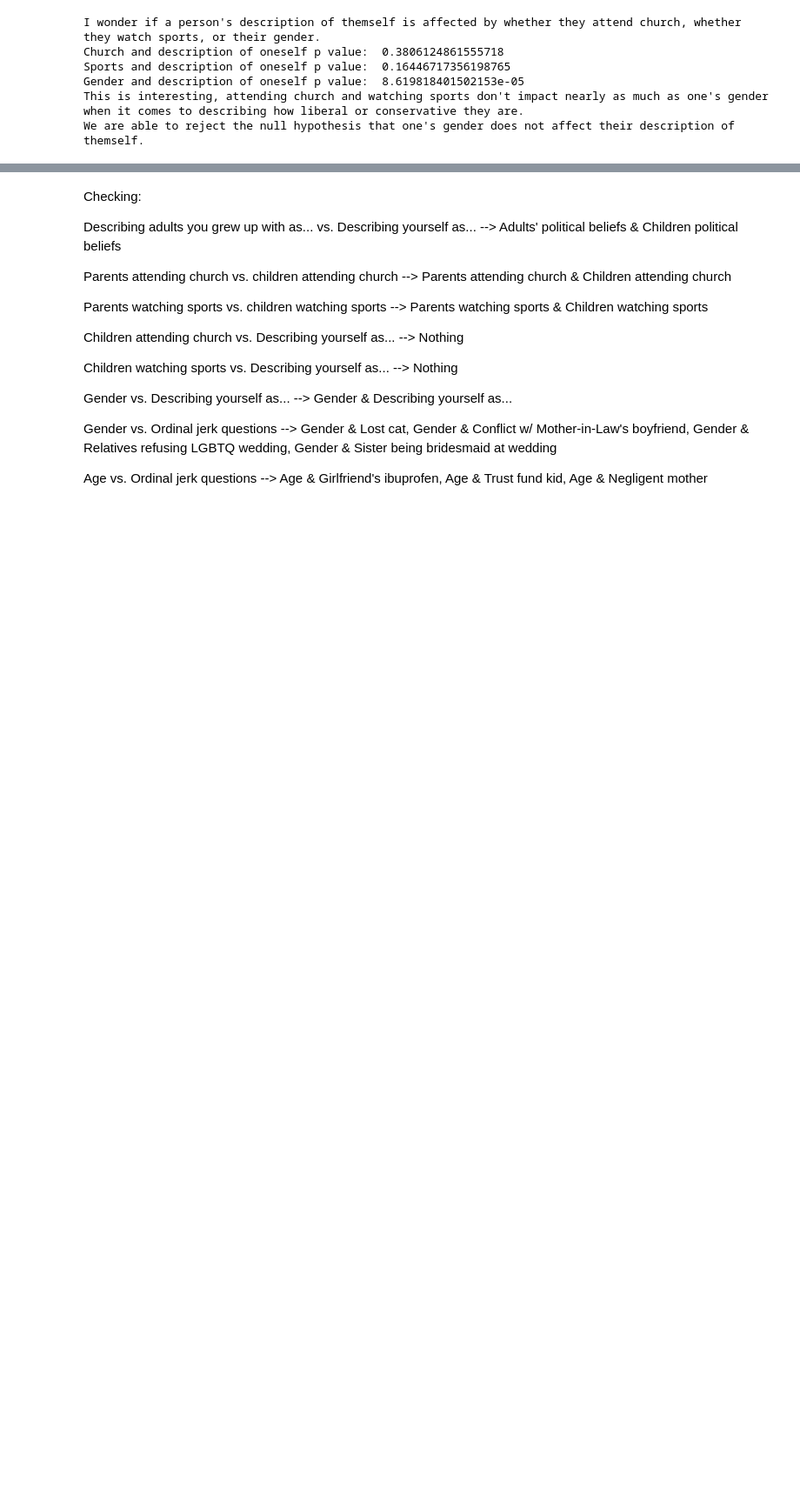
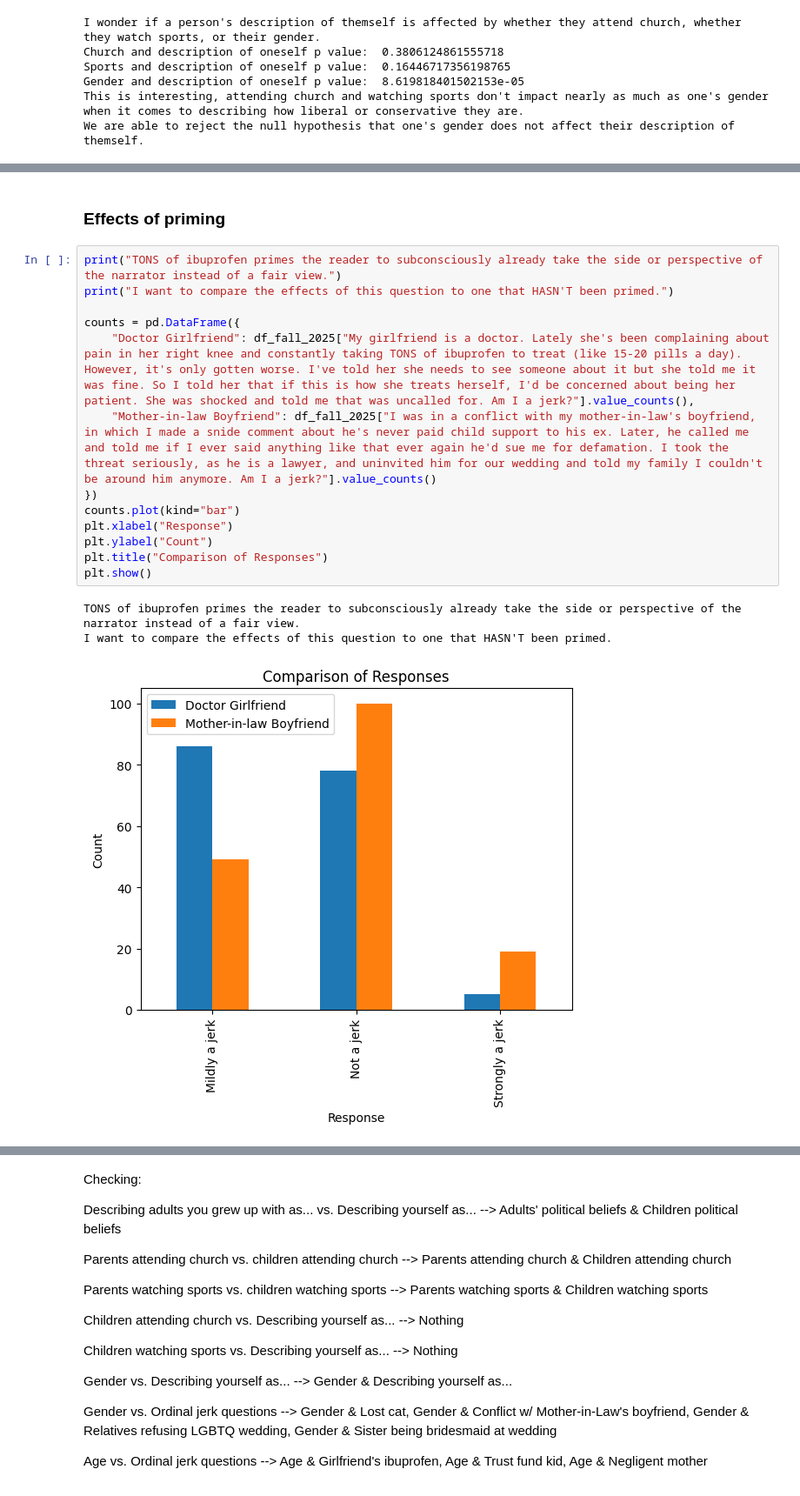
Before and after one commit to cheesuschris/320Homeworks, a Jupyter notebook: Homework2/Homework2.ipynb, the cells around one changed output, grey strips where cells are left out. Shown: that part at 87% size. Saved outputs shown, nothing was run; the diff lists cells and outputs as text; blank space fills up the shorter version.

```diff
--- a/Homework2/Homework2.ipynb
+++ b/Homework2/Homework2.ipynb
@@ -574,0 +573,19 @@ p-value: 0.34314261880801983
+# %% [markdown]
+### Effects of priming
+# %%
+print("TONS of ibuprofen primes the reader to subconsciously already take the side or perspective of the narrator instead of a fair view.")
+print("I want to compare the effects of this question to one that HASN'T been primed.")
+
+counts = pd.DataFrame({
+    "Doctor Girlfriend": df_fall_2025["My girlfriend is a doctor. Lately she's been complaining about pain in her right knee and constantly taking TONS of ibuprofen to treat (like 15-20 pills a day). However, it's only gotten worse. I've told her she needs to see someone about it but she told me it was fine. So I told her that if this is how she treats herself, I'd be concerned about being her patient. She was shocked and told me that was uncalled for. Am I a jerk?"].value_counts(),
+    "Mother-in-law Boyfriend": df_fall_2025["I was in a conflict with my mother-in-law's boyfriend, in which I made a snide comment about he's never paid child support to his ex. Later, he called me and told me if I ever said anything like that ever again he'd sue me for defamation. I took the threat seriously, as he is a lawyer, and uninvited him for our wedding and told my family I couldn't be around him anymore. Am I a jerk?"].value_counts()
+})
+counts.plot(kind="bar")
+plt.xlabel("Response")
+plt.ylabel("Count")
+plt.title("Comparison of Responses")
+plt.show()
+# %% [output]
+TONS of ibuprofen primes the reader to subconsciously already take the side or perspective of the narrator instead of a fair view.
+I want to compare the effects of this question to one that HASN'T been primed.
+[figure, added]
```
Also changed, not shown: parts of 13 cells of this notebook.
